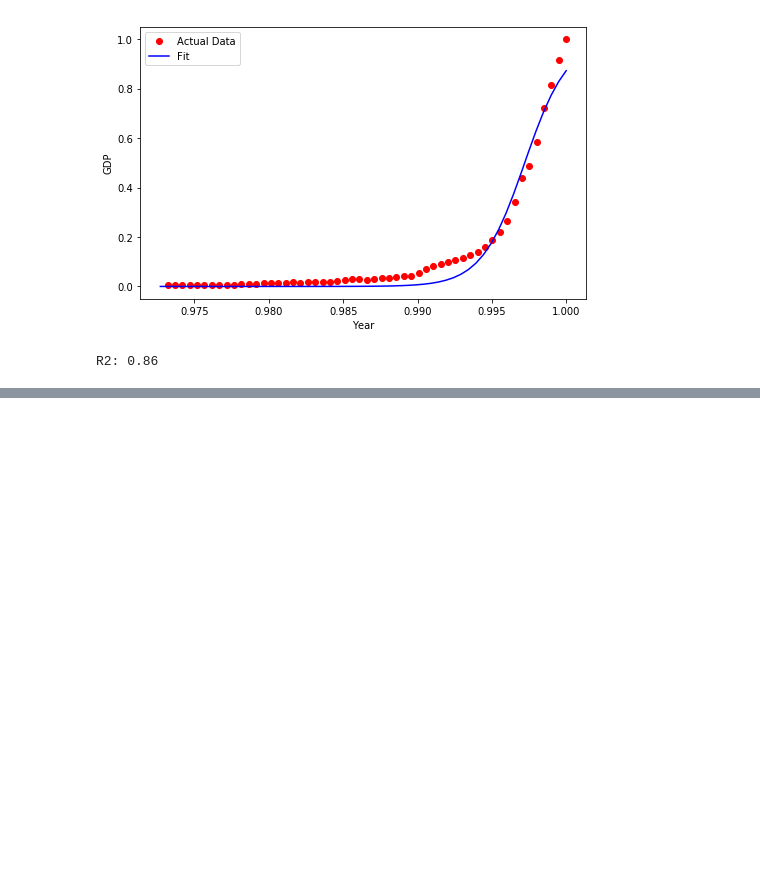
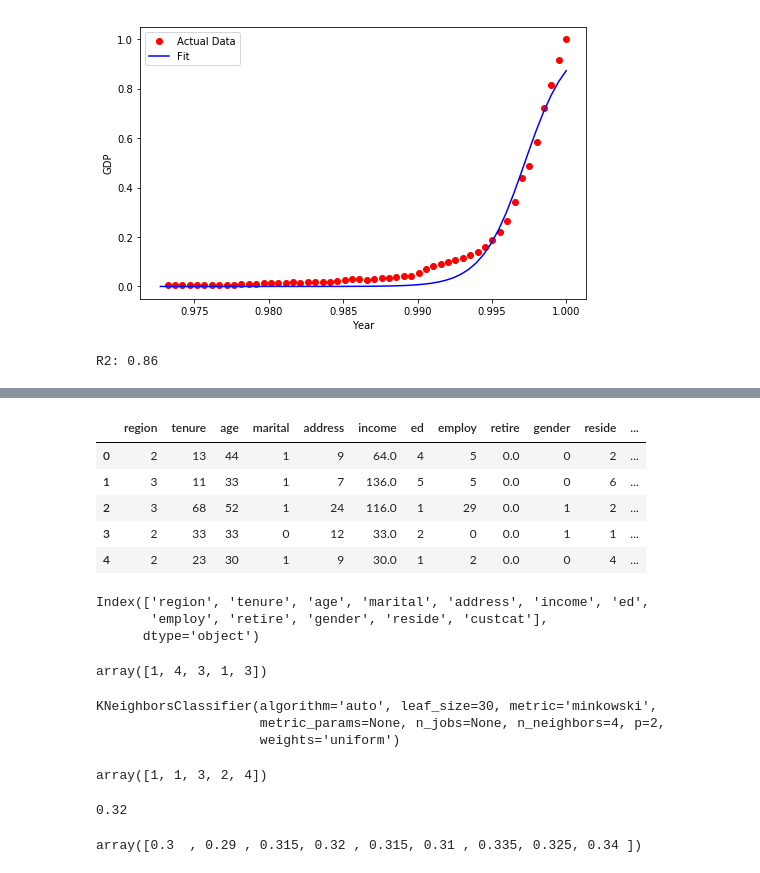
Before and after one commit to amypeniston/data-science-toolbox, a Jupyter notebook: Machine_Learning.ipynb, the cells around one changed output, grey strips where cells are left out. Saved outputs shown, nothing was run; the diff lists cells and outputs as text; code cells hidden in the pictures; blank space fills up the shorter version.

```diff
--- a/Machine_Learning.ipynb
+++ b/Machine_Learning.ipynb
@@ -312,0 +336,26 @@ R2: 0.86
+# %%
+# Load dataset - target is 'custcat', a numerical categorical variable between 1-4
+df = pd.read_csv("assets/teleCust1000t.csv")
+df.head()
+# %% [output]
+|  | region | tenure | age | marital | address | income | ed | employ | retire | gender | reside | ... |
+| 0 | 2 | 13 | 44 | 1 | 9 | 64.0 | 4 | 5 | 0.0 | 0 | 2 | ... |
+| 1 | 3 | 11 | 33 | 1 | 7 | 136.0 | 5 | 5 | 0.0 | 0 | 6 | ... |
+| 2 | 3 | 68 | 52 | 1 | 24 | 116.0 | 1 | 29 | 0.0 | 1 | 2 | ... |
+| 3 | 2 | 33 | 33 | 0 | 12 | 33.0 | 2 | 0 | 0.0 | 1 | 1 | ... |
+| 4 | 2 | 23 | 30 | 1 | 9 | 30.0 | 1 | 2 | 0.0 | 0 | 4 | ... |
+# %%
+# Determine which columns represent independent/dependent variables
+df.columns
+# %% [output]
+Index(['region', 'tenure', 'age', 'marital', 'address', 'income', 'ed',
+       'employ', 'retire', 'gender', 'reside', 'custcat'],
+      dtype='object')
+# %%
+# Convert dataframes to Numpy arrays
+x = df[['region', 'tenure', 'age', 'marital', 'address', 'income', 'ed',
+       'employ', 'retire', 'gender', 'reside']].values
+y = df['custcat'].values
+y[0:5]
+# %% [output]
+array([1, 4, 3, 1, 3])
@@ -312,0 +369,33 @@ R2: 0.86
+# %%
+# Fit KNN model
+knn = KNeighborsClassifier(n_neighbors=4).fit(x_train, y_train)
+knn
+# %% [output]
+KNeighborsClassifier(algorithm='auto', leaf_size=30, metric='minkowski',
+                     metric_params=None, n_jobs=None, n_neighbors=4, p=2,
+                     weights='uniform')
+# %%
+# Predict using model
+y_hat = knn.predict(x_test)
+y_hat[0:5]
+# %% [output]
+array([1, 1, 3, 2, 4])
+# %%
+# Evaluate accuracy
+accuracy_score(y_test, y_hat)
+# %% [output]
+0.32
+# %%
+# Find the optimal k
+k = 10
+mean_acc = np.zeros((k-1))
+std_acc = np.zeros((k-1))
+for i in range(1, 10):
+    knn = KNeighborsClassifier(n_neighbors=i).fit(x_train, y_train)
+    y_hat = knn.predict(x_test)
+    mean_acc[i-1] = accuracy_score(y_test, y_hat)
+    std_acc[i-1] = np.std(y_hat==y_test)/np.sqrt(y_hat.shape[0])
+
+mean_acc
+# %% [output]
+array([0.3  , 0.29 , 0.315, 0.32 , 0.315, 0.31 , 0.335, 0.325, 0.34 ])
```
Also changed, not shown: parts of 19 cells of this notebook, 2 other files.
